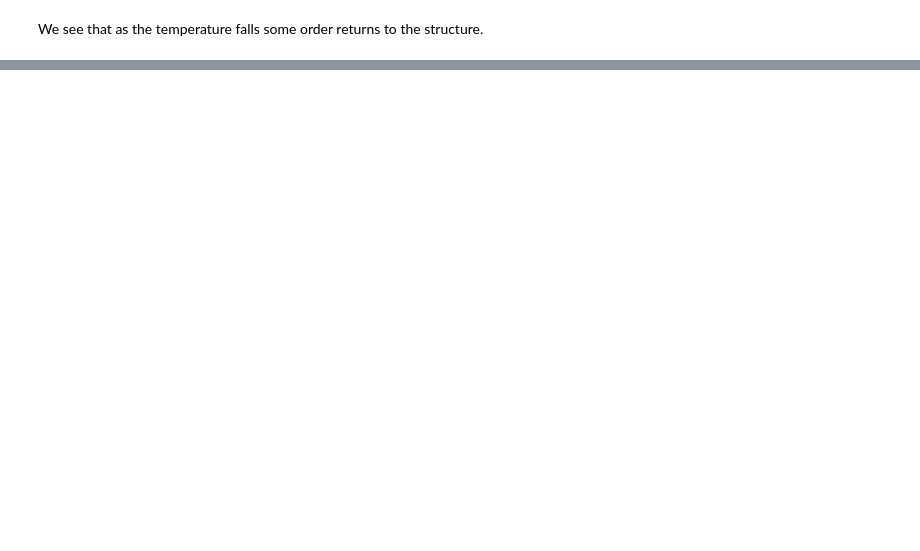
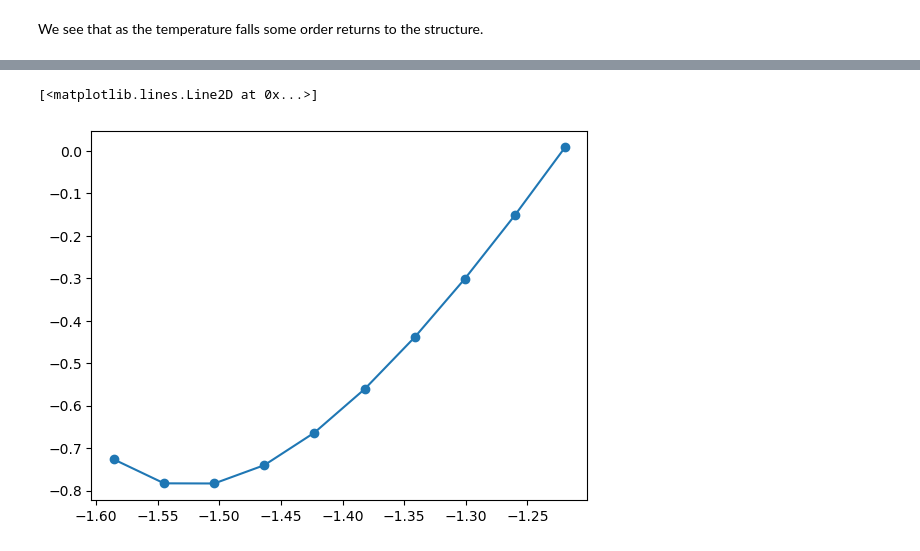
Before and after one commit to ASE-Workshop-2023/tutorial, a Jupyter notebook: development/Dynamics.ipynb, the cells around one changed output, grey strips where cells are left out. Drawn from its saved outputs; the diff is of its cells as text; code cells hidden in the pictures; blank space fills up the shorter version.

```diff
--- a/development/Dynamics.ipynb
+++ b/development/Dynamics.ipynb
@@ -271,0 +280,4 @@ We see that as the temperature falls some order returns to the structure.
+# %%
+atoms = ase.build.molecule('CH3CH2OH')
+atoms.calc = MOPAC()
+atoms.get_forces()
@@ -271,0 +297,7 @@ We see that as the temperature falls some order returns to the structure.
+# %%
+from ase.optimize import GPMin
+# To avoid that "ended normally" message on every step, we
+# tweak the command a bit
+atoms.calc = MOPAC(command='mopac PREFIX.mop 1> /dev/null')
+opt = GPMin(atoms)
+opt.run(fmax=1e-3)
@@ -271,0 +339,25 @@ We see that as the temperature falls some order returns to the structure.
+# %%
+from ase.constraints import FixAtoms
+
+ethane = ase.build.molecule('C2H6')
+g2_c_c = ethane.positions[1, 2] - ethane.positions[0, 2]
+constraint = FixAtoms(mask=(atoms.symbols == 'C'))
+
+def build_stretched_ethane(d: float = g2_c_c) -> Atoms:
+    shift = (d - g2_c_c) / 2
+    ethane = ase.build.molecule('C2H6')
+    ethane.positions[[0, 2, 3, 4]] += [0, 0, shift]
+    ethane.positions[[1, 5, 6, 7]] -= [0, 0, shift]
+    ethane.set_constraint(constraint)
+    return ethane
+
+def get_optimised_energy(atoms: Atoms) -> float:
+    # Redirect STDOUT to avoid annoying message on every step
+    atoms.calc = MOPAC(command='mopac PREFIX.mop 1> /dev/null')
+    opt = GPMin(atoms)
+    opt.run(fmax=1e-3)
+    return atoms.get_potential_energy()
+# %%
+import numpy as np
+lengths = np.linspace(0.8, 1.04, 10) * g2_c_c
+energies = [get_optimised_energy(build_stretched_ethane(d)) for d in lengths]
@@ -271,0 +382,7 @@ We see that as the temperature falls some order returns to the structure.
+# %%
+%matplotlib inline
+import matplotlib.pyplot as plt
+plt.plot(lengths, energies, 'o-')
+# %% [output]
+[<matplotlib.lines.Line2D at 0x...>]
+[figure, added]
```
Also changed, not shown: parts of 27 cells of this notebook.
